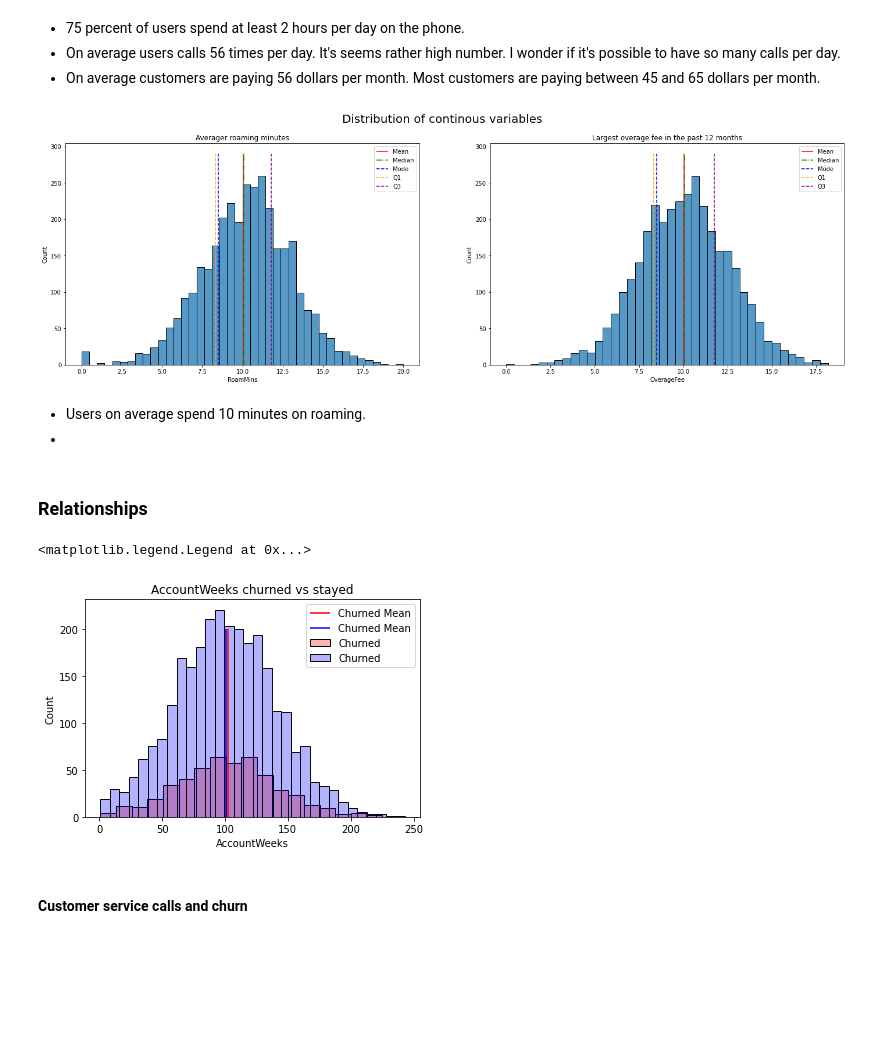
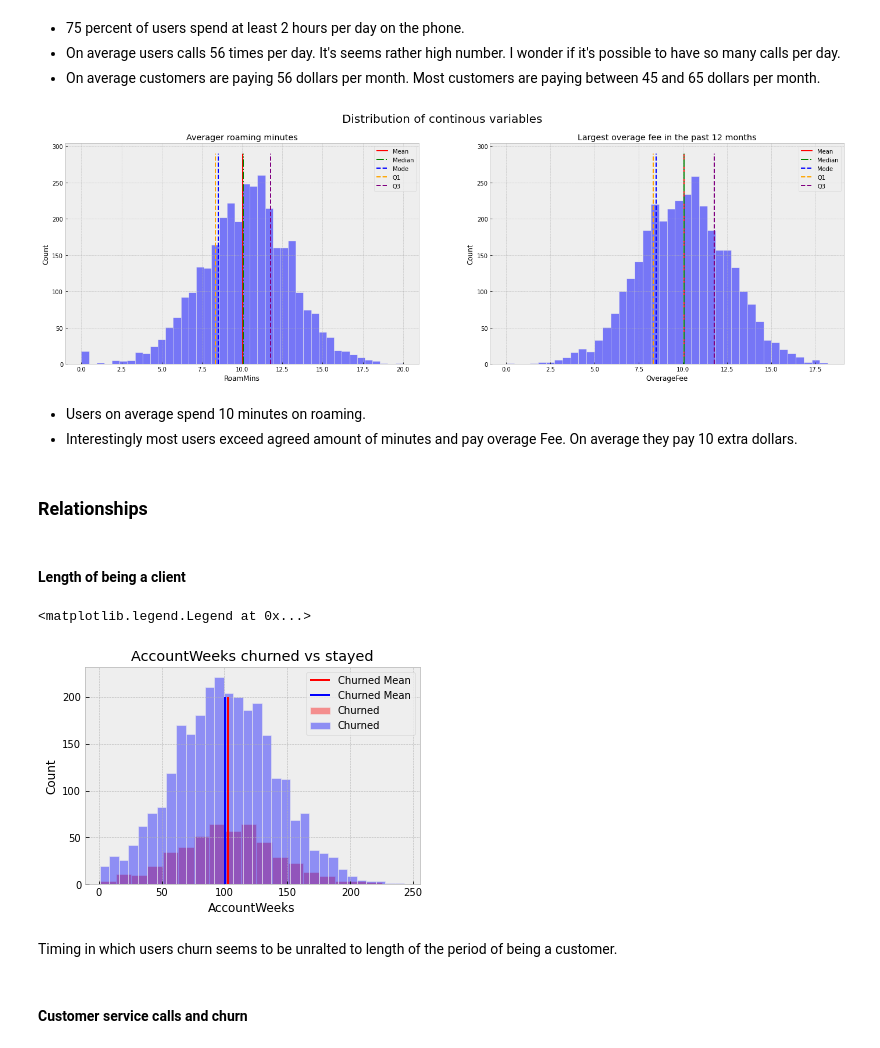
Before and after one commit to CarJung/Churn_exploration, a Jupyter notebook: Report.ipynb, the cells around one changed output. Cells and saved outputs as stored; diff of their text form; code cells hidden in the pictures; blank space fills up the shorter version.

```diff
--- a/Report.ipynb
+++ b/Report.ipynb
@@ -17,6 +17,8 @@ import matplotlib.pyplot as plt
 import seaborn as sns
 
 import pingouin as pg
+
+plt.style.use('bmh')
 # %%
 data = pd.read_csv('data/telecom_churn.csv')
 # %% [markdown]
@@ -144,43 +146,47 @@ ax[2].legend();
 # %%
 fig, ax = plt.subplots( 1,2, figsize=(24, 7))
 plt.suptitle('Distribution of continous variables', fontsize=20)
 
-sns.histplot(data['RoamMins'], ax = ax[0]);
+sns.histplot(data['RoamMins'], ax = ax[0], alpha = 0.5);
 ax[0].set_title('Averager roaming minutes')
 ax[0].vlines(data['OverageFee'].mean(),0,290,color='red',label='Mean' , linestyles='solid')
 ax[0].vlines(data['OverageFee'].median(),0,290,color='green',label='Median', linestyles='dashdot')
 ax[0].vlines(data['OverageFee'].mode()[0],0,290,color='blue',label='Mode', linestyles='dashed')
 ax[0].vlines(data['OverageFee'].quantile(0.25),0,290,color='orange',label='Q1', linestyles='dashed')
 ax[0].vlines(data['OverageFee'].quantile(0.75),0,290,color='purple',label='Q3', linestyles='dashed')
 ax[0].legend();
 
 
-sns.histplot(data['OverageFee'], ax = ax[1]);
+sns.histplot(data['OverageFee'], ax = ax[1], alpha = 0.5);
 ax[1].set_title('Largest overage fee in the past 12 months')
 ax[1].vlines(data['OverageFee'].mean(),0,290,color='red',label='Mean' , linestyles='solid')
 ax[1].vlines(data['OverageFee'].median(),0,290,color='green',label='Median', linestyles='dashdot')
 ax[1].vlines(data['OverageFee'].mode()[0],0,290,color='blue',label='Mode', linestyles='dashed')
 ax[1].vlines(data['OverageFee'].quantile(0.25),0,290,color='orange',label='Q1', linestyles='dashed')
 ax[1].vlines(data['OverageFee'].quantile(0.75),0,290,color='purple',label='Q3', linestyles='dashed')
 ax[1].legend();
 # %% [output]
-[figure, old version]
+[figure, new version]
 # %% [markdown]
 - Users on average spend 10 minutes on roaming.
--
+- Interestingly most users exceed agreed amount of minutes and pay overage Fee. On average they pay 10 extra dollars.
 # %% [markdown]
 ### Relationships
+# %% [markdown]
+#### Length of being a client
 # %%
 plt.title('AccountWeeks churned vs stayed')
-sns.histplot(data[data.Churn == 1]['AccountWeeks'], label='Churned', color='red', alpha = 0.3)
+sns.histplot(data[data.Churn == 1]['AccountWeeks'], label='Churned', color='red', alpha = 0.4)
 plt.vlines(data[data.Churn == 1]['AccountWeeks'].mean(), 0, 200, color='red', label='Churned Mean')
 
-sns.histplot(data[data.Churn == 0]['AccountWeeks'], label='Churned', color='blue',alpha = 0.3)
+sns.histplot(data[data.Churn == 0]['AccountWeeks'], label='Churned', color='blue',alpha = 0.4)
 plt.vlines(data[data.Churn == 0]['AccountWeeks'].mean(), 0, 200, color='blue', label='Churned Mean')
 plt.legend()
 # %% [output]
 <matplotlib.legend.Legend at 0x...>
-[figure, old version]
+[figure, new version]
+# %% [markdown]
+Timing in which users churn seems to be unralted to length of the period of being a customer.
 # %% [markdown]
 #### Customer service calls and  churn
 # %%
```
Also changed, not shown: parts of 5 cells of this notebook, 1 other file.
